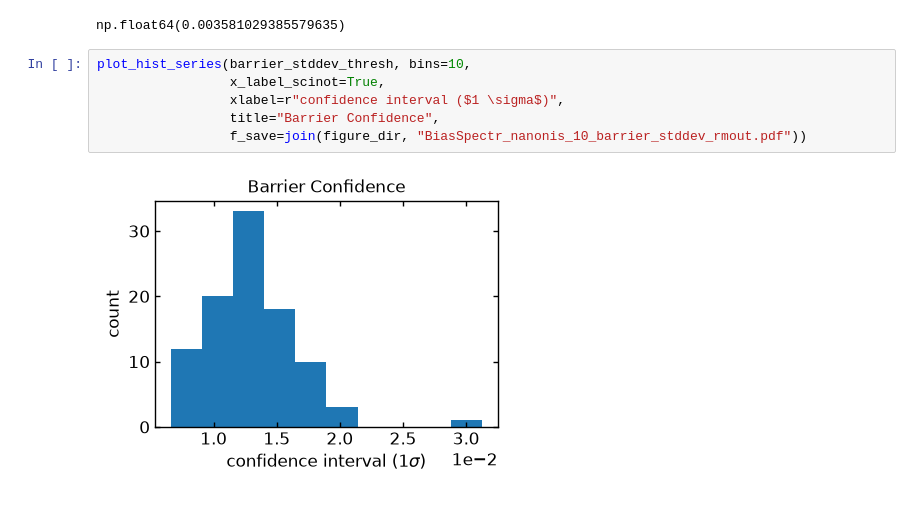
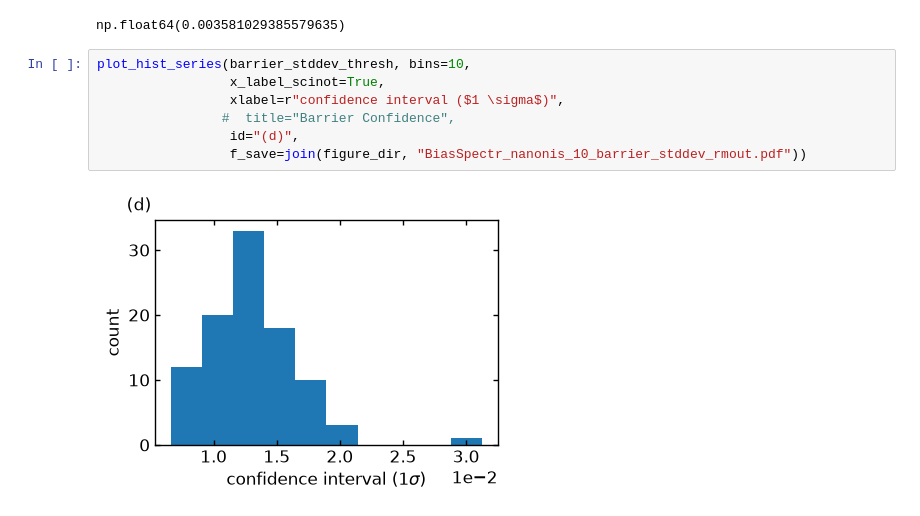
Before and after one commit to sandialabs/PRISMA, a Jupyter notebook: figures/BiasSpectr_nanonis_10.ipynb, the cells around one changed output. Saved outputs shown, nothing was run; the diff lists cells and outputs as text.

```diff
--- a/figures/BiasSpectr_nanonis_10.ipynb
+++ b/figures/BiasSpectr_nanonis_10.ipynb
@@ -199,8 +200,9 @@ np.float64(0.003581029385579635)
 # %%
 plot_hist_series(barrier_stddev_thresh, bins=10,
                  x_label_scinot=True,
                  xlabel=r"confidence interval ($1 \sigma$)",
-                 title="Barrier Confidence",
+                #  title="Barrier Confidence",
+                 id="(d)",
                  f_save=join(figure_dir, "BiasSpectr_nanonis_10_barrier_stddev_rmout.pdf"))
 # %% [output]
-[figure, old version]
+[figure, new version]
```
Also changed, not shown: parts of 4 cells of this notebook, 4 other files.
